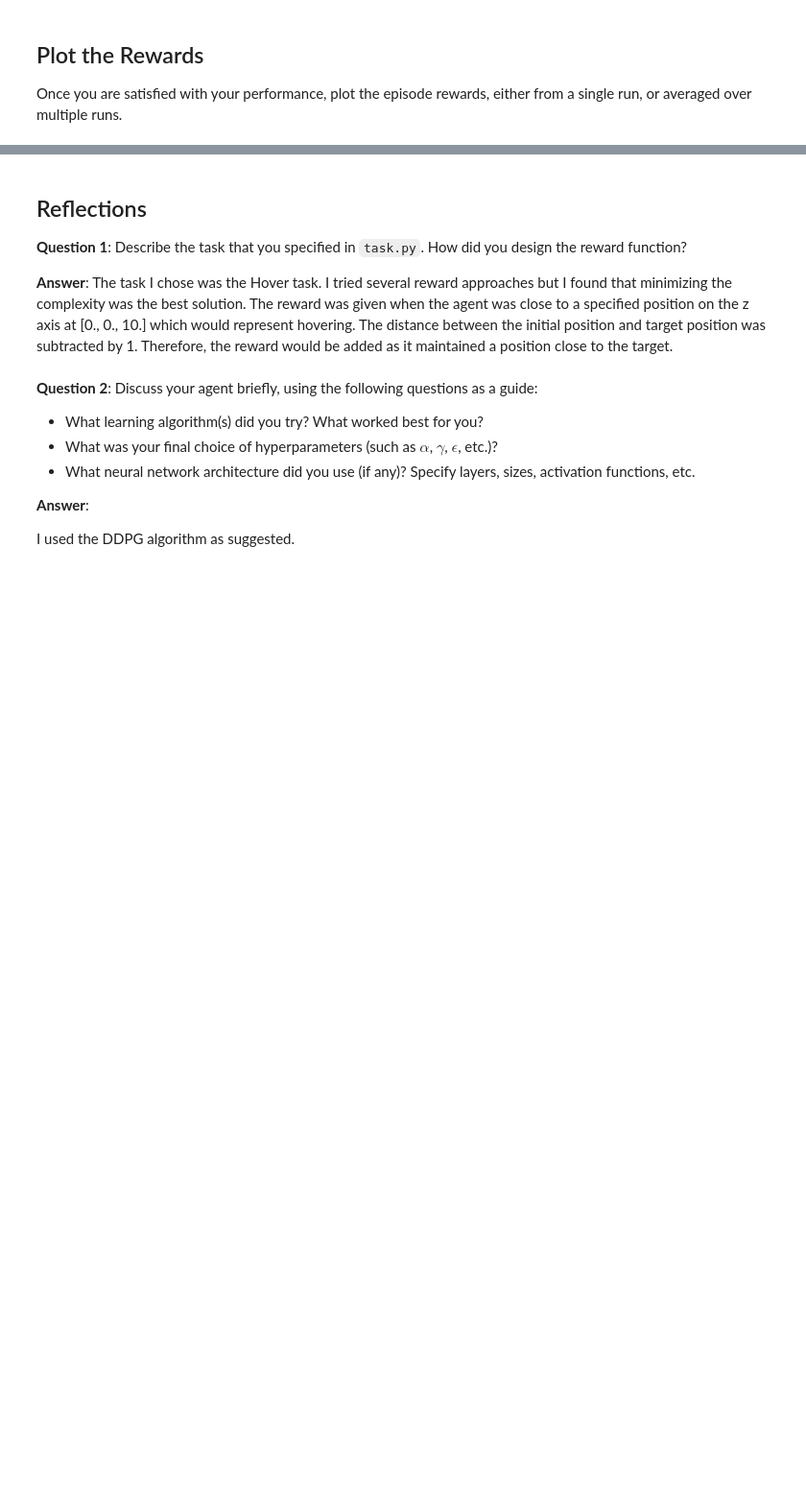
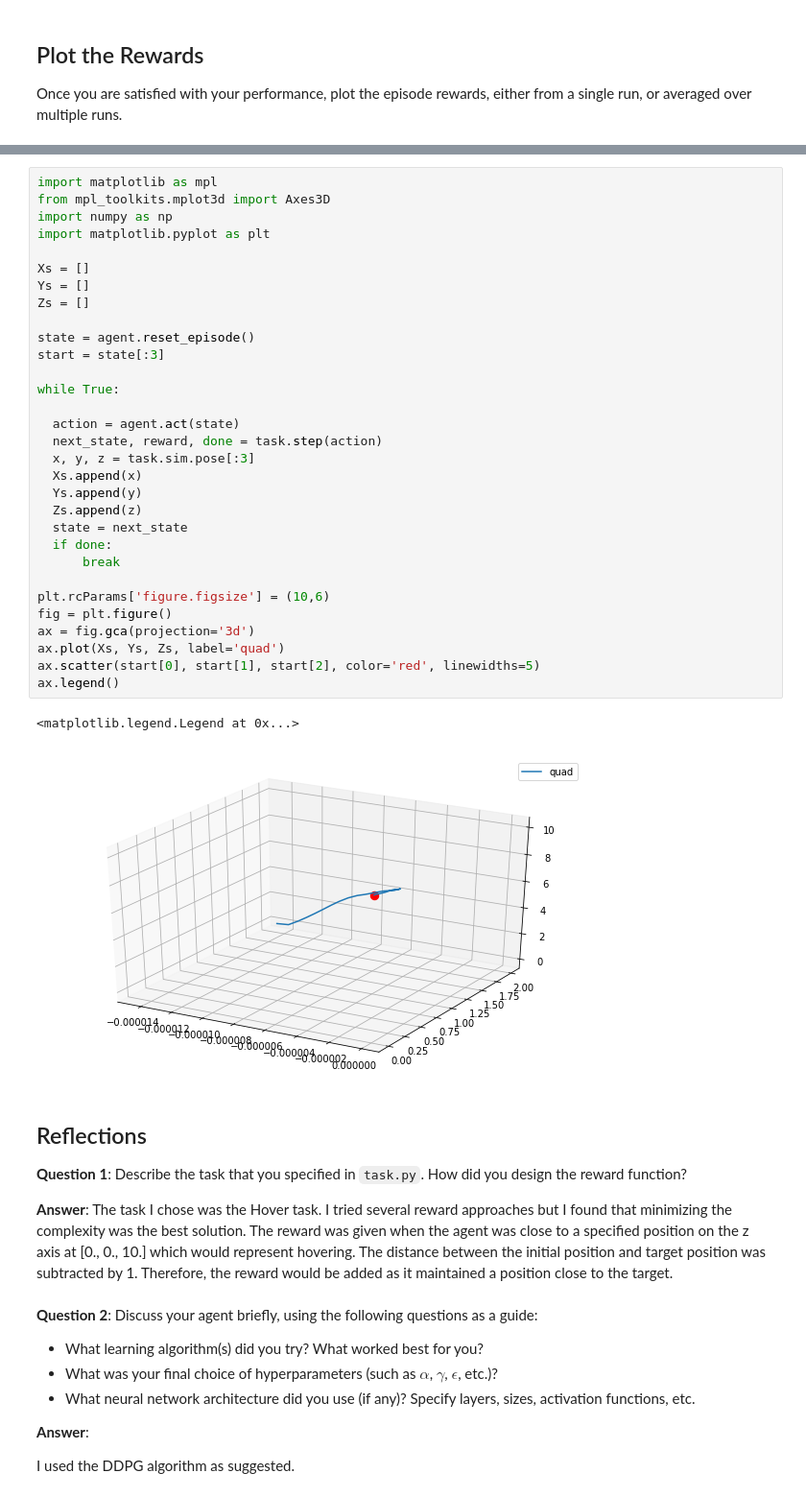
Before and after one commit to AndrewRiceMGW/RL1, a Jupyter notebook: Quadcopter_Project.ipynb, the cells around one changed output, grey strips where cells are left out. Shown at 96% size. Saved outputs shown, nothing was run; the diff lists cells and outputs as text; blank space fills up the shorter version.

```diff
--- a/Quadcopter_Project.ipynb
+++ b/Quadcopter_Project.ipynb
@@ -359,3 +360,37 @@ _ = plt.ylim()
+# %%
+import matplotlib as mpl
+from mpl_toolkits.mplot3d import Axes3D
+import numpy as np
+import matplotlib.pyplot as plt
+
+Xs = []
+Ys = []
+Zs = []
+
+state = agent.reset_episode()
+start = state[:3]
+
+while True:
+
+  action = agent.act(state)
+  next_state, reward, done = task.step(action)
+  x, y, z = task.sim.pose[:3]
+  Xs.append(x)
+  Ys.append(y)
+  Zs.append(z)
+  state = next_state
+  if done:
+      break
+
+plt.rcParams['figure.figsize'] = (10,6)
+fig = plt.figure()
+ax = fig.gca(projection='3d')
+ax.plot(Xs, Ys, Zs, label='quad')
+ax.scatter(start[0], start[1], start[2], color='red', linewidths=5)
+ax.legend()
+# %% [output]
+<matplotlib.legend.Legend at 0x...>
+[figure, added]
 # %% [markdown]
 ## Reflections
 
```
Also changed, not shown: parts of 13 cells of this notebook.
